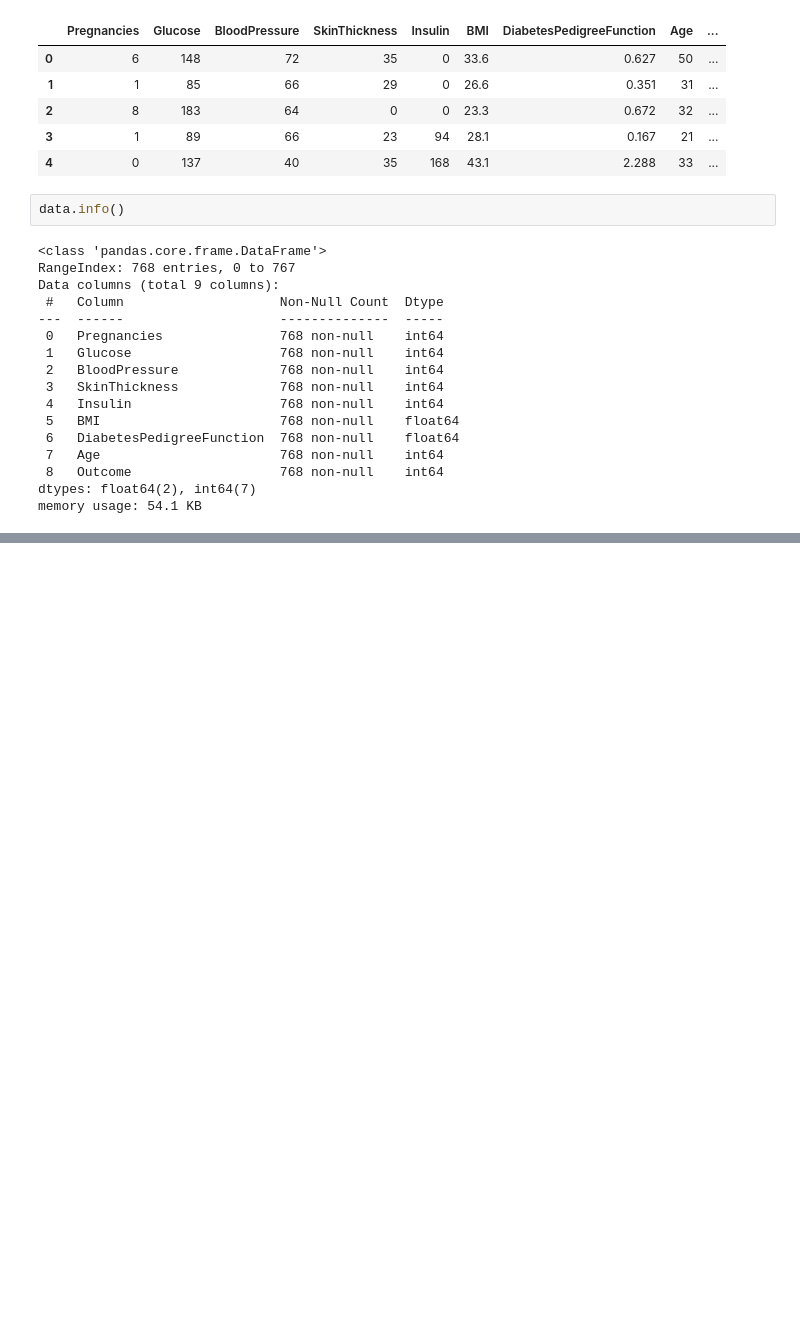
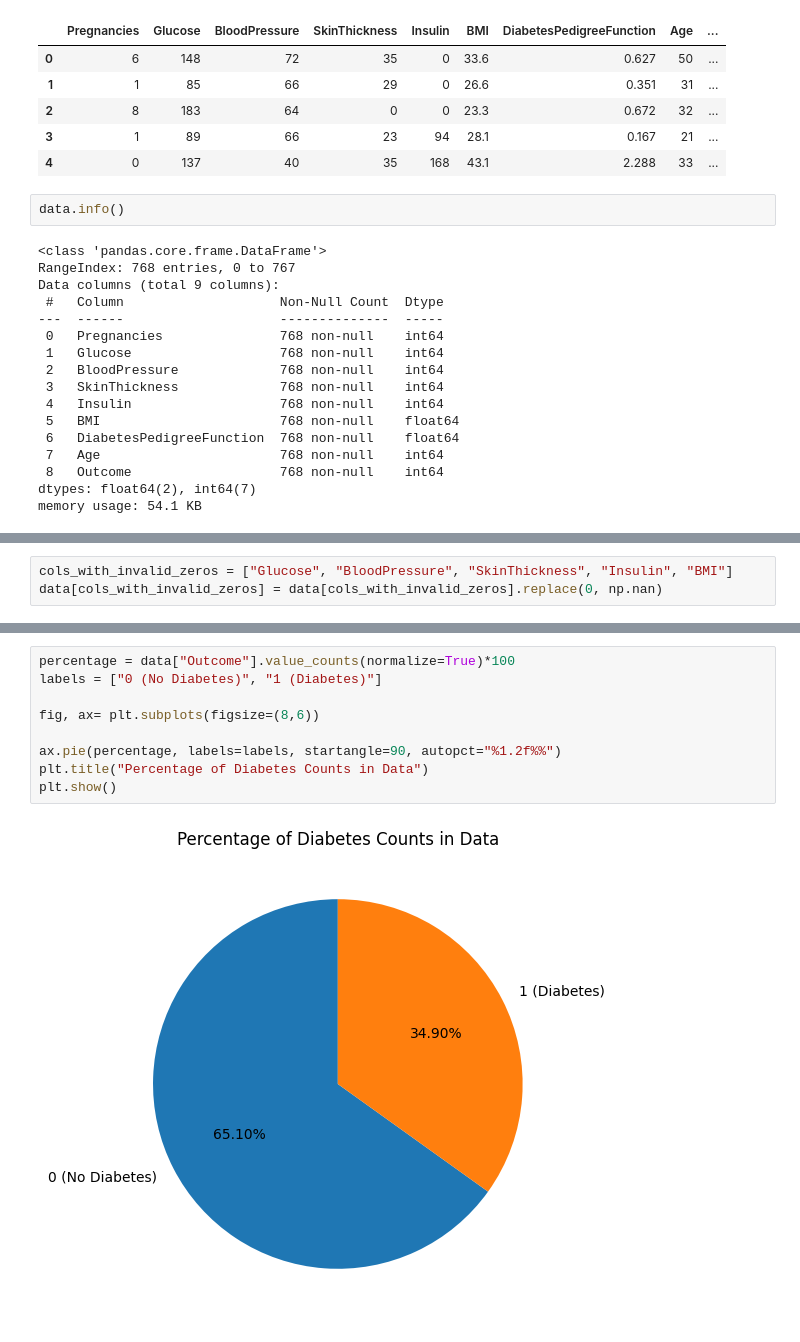
Before and after one commit to LaurinSiebert/diabetes-prediction, a Jupyter notebook: notebooks/1.0-ls-initial-data-exploration.ipynb, the cells around one changed output, grey strips where cells are left out. Drawn from its saved outputs; the diff is of its cells as text; blank space fills up the shorter version.

```diff
--- a/notebooks/1.0-ls-initial-data-exploration.ipynb
+++ b/notebooks/1.0-ls-initial-data-exploration.ipynb
@@ -43,0 +61,3 @@ data.describe()
+# %%
+cols_with_invalid_zeros = ["Glucose", "BloodPressure", "SkinThickness", "Insulin", "BMI"]
+data[cols_with_invalid_zeros] = data[cols_with_invalid_zeros].replace(0, np.nan)
@@ -43,0 +77,11 @@ data.describe()
+# %%
+percentage = data["Outcome"].value_counts(normalize=True)*100
+labels = ["0 (No Diabetes)", "1 (Diabetes)"]
+
+fig, ax= plt.subplots(figsize=(8,6))
+
+ax.pie(percentage, labels=labels, startangle=90, autopct="%1.2f%%")
+plt.title("Percentage of Diabetes Counts in Data")
+plt.show()
+# %% [output]
+[figure, added]
```
Also changed, not shown: parts of 5 cells of this notebook, 6 other files.
